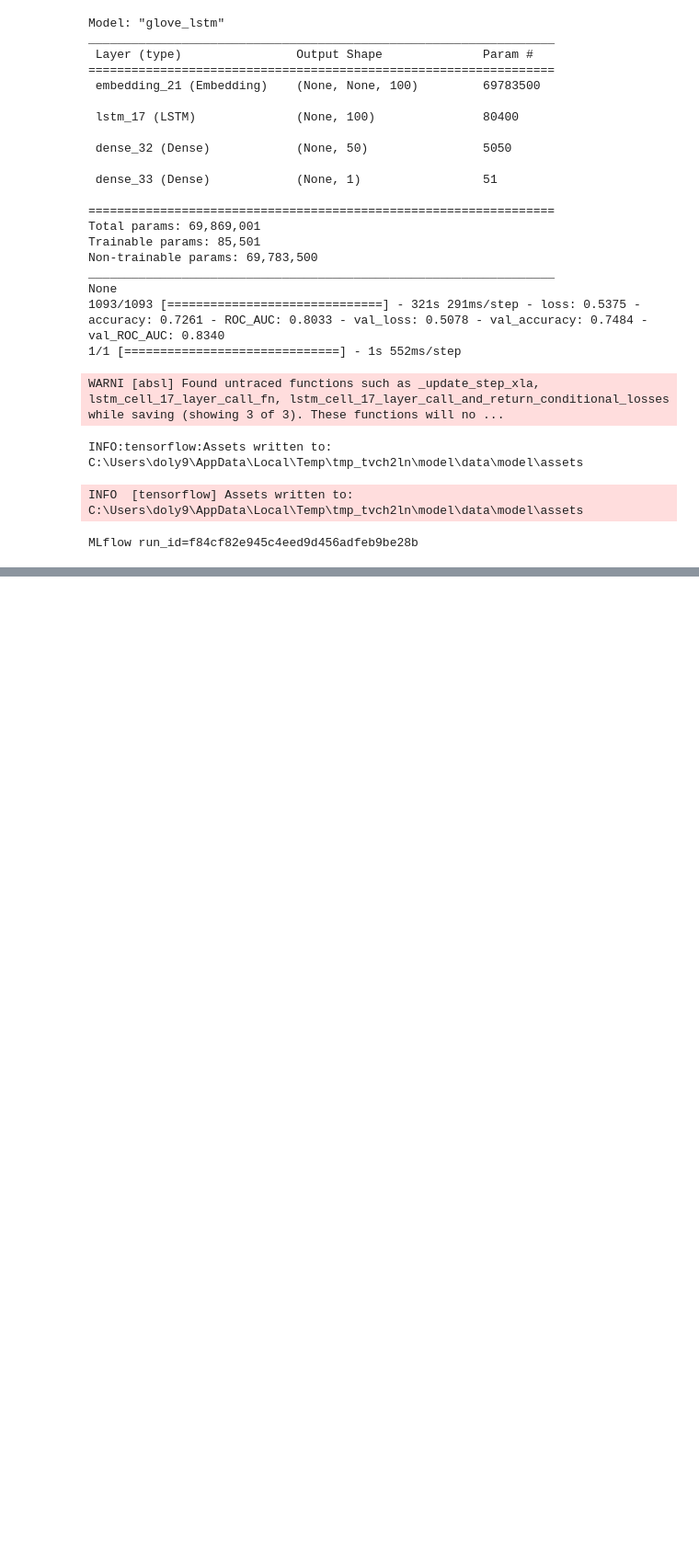
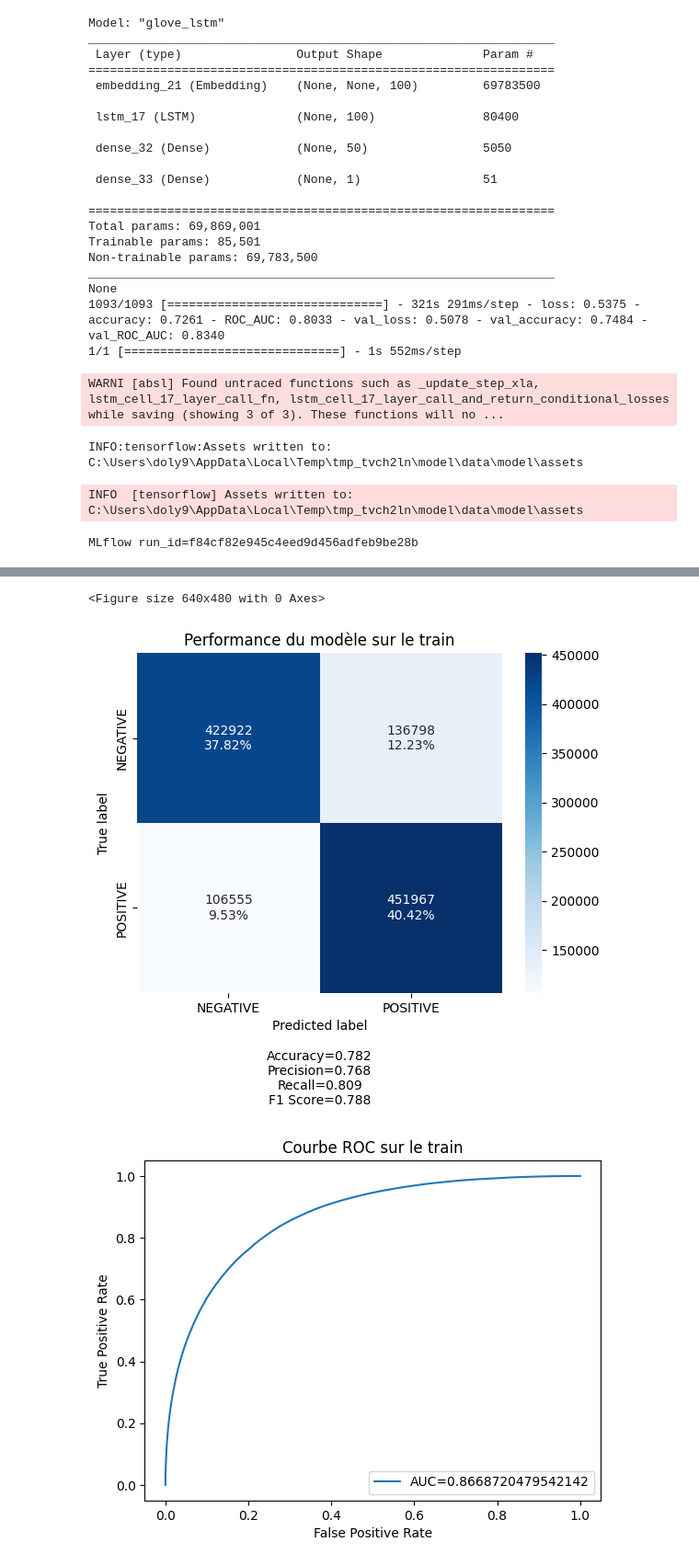
Before and after one commit to thilychu/Projet7-Detect-bad-buzz-with-deep-learning, a Jupyter notebook: notebooks/2_advanced_models.ipynb, the cells around one changed output, grey strips where cells are left out. Shown: that part at 92% size. Saved outputs shown, nothing was run; the diff lists cells and outputs as text; code cells hidden in the pictures; blank space fills up the shorter version.

```diff
--- a/notebooks/2_advanced_models.ipynb
+++ b/notebooks/2_advanced_models.ipynb
@@ -895,0 +954,3 @@ with mlflow.start_run() as run:
+# %%
+analyse_performance_model(model,X_train,y_train,"train")
+# %% [output]
@@ -895,0 +958,3 @@ with mlflow.start_run() as run:
+<Figure size 640x480 with 0 Axes>
+[figure, added]
+[figure, added]
```
Also changed, not shown: parts of 6 cells of this notebook, 6 other files.
